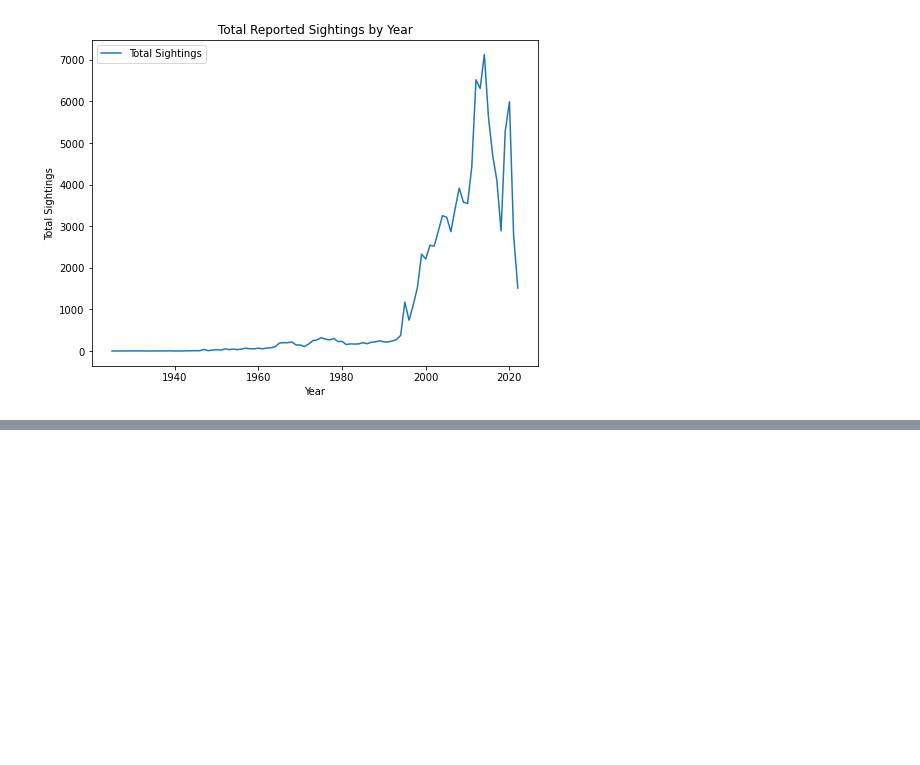
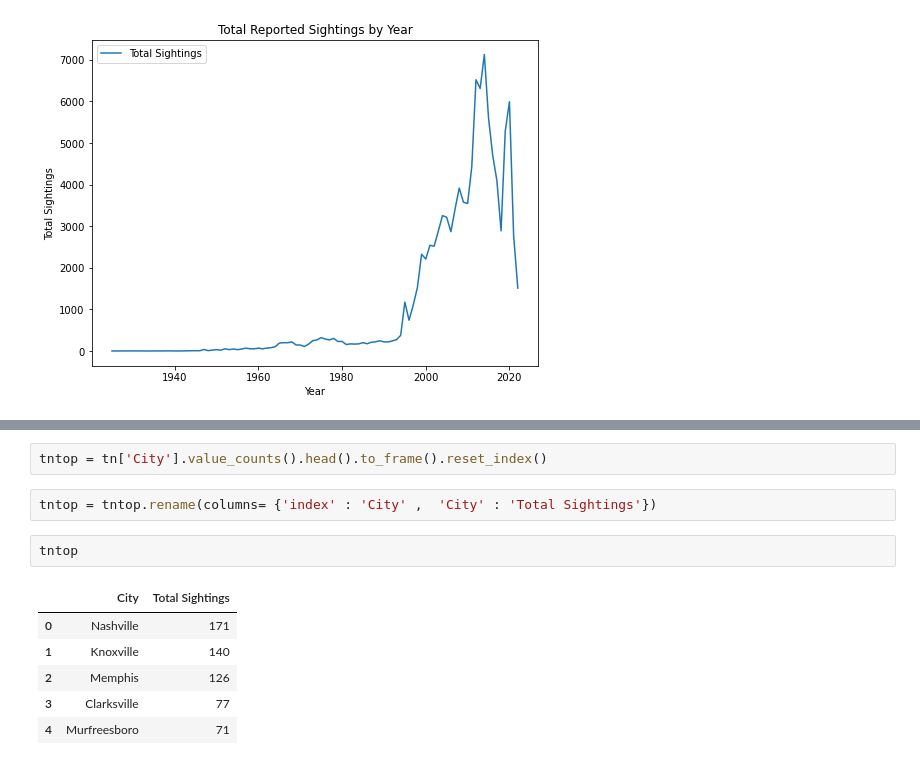
Before and after one commit to ColinSandidge/capstone, a Jupyter notebook: UFO_webscrape.ipynb, the cells around one changed output, grey strips where cells are left out. Drawn from its saved outputs; the diff is of its cells as text; blank space fills up the shorter version.

```diff
--- a/UFO_webscrape.ipynb
+++ b/UFO_webscrape.ipynb
@@ -834,0 +855,13 @@ plt.show()
+# %%
+tntop = tn['City'].value_counts().head().to_frame().reset_index()
+# %%
+tntop = tntop.rename(columns= {'index' : 'City' ,  'City' : 'Total Sightings'})
+# %%
+tntop
+# %% [output]
+|  | City | Total Sightings |
+| 0 | Nashville | 171 |
+| 1 | Knoxville | 140 |
+| 2 | Memphis | 126 |
+| 3 | Clarksville | 77 |
+| 4 | Murfreesboro | 71 |
```
Also changed, not shown: parts of 2 cells of this notebook.
